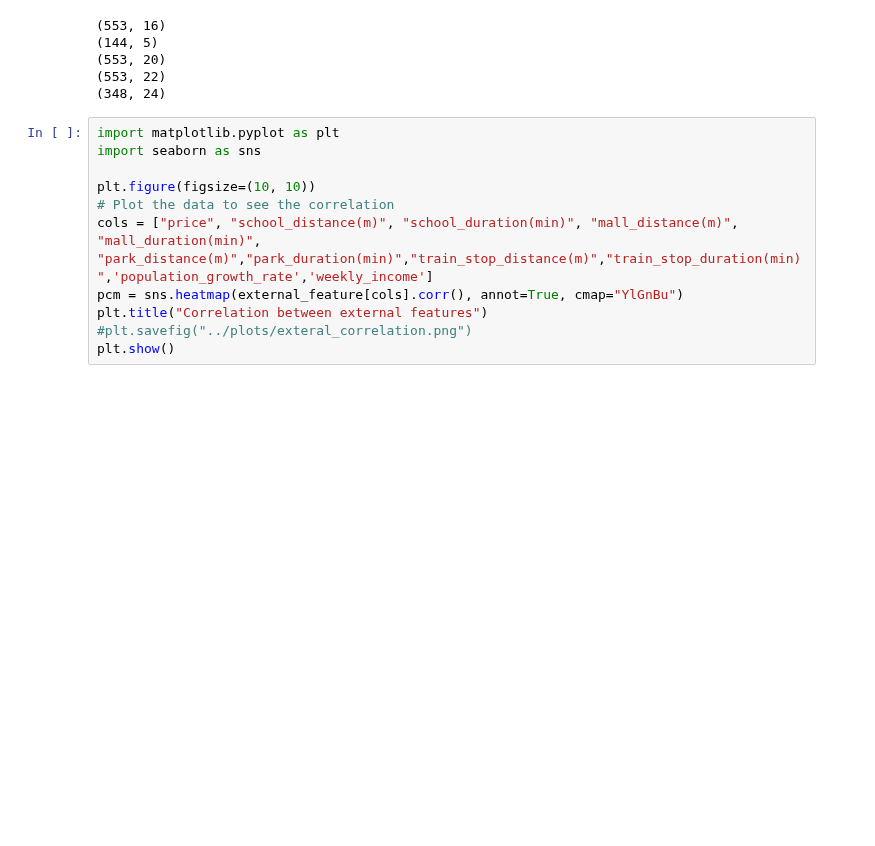
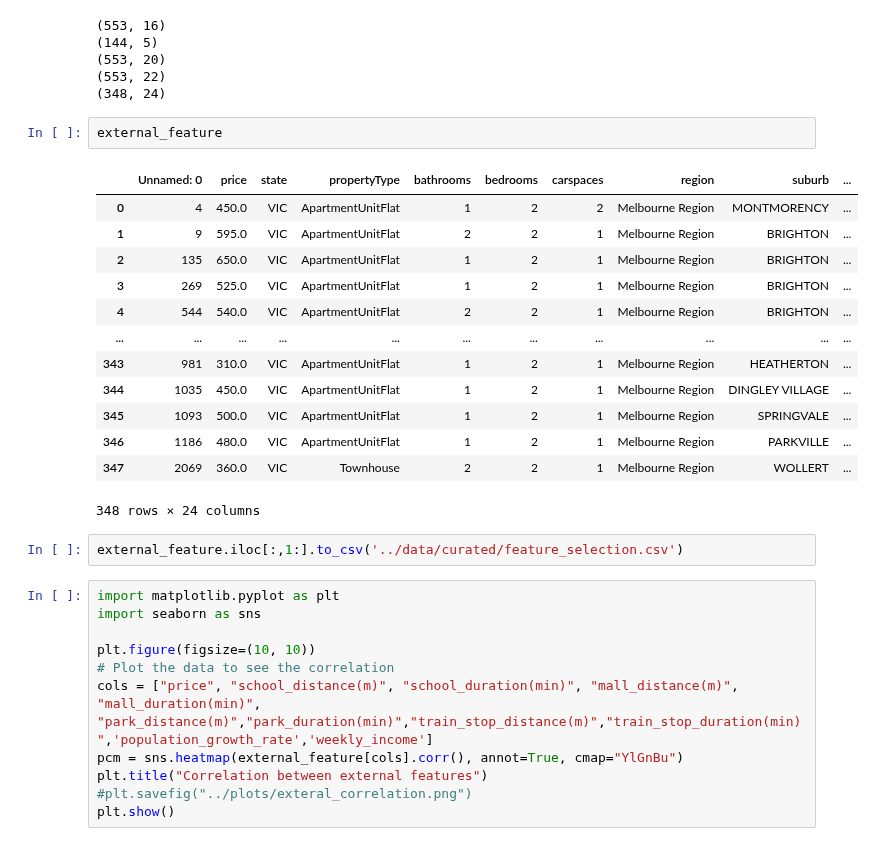
Before and after one commit to MAST30034-Applied-Data-Science/generic-real-estate-consulting-project-group-55, a Jupyter notebook: notebooks/external_analysis.ipynb, the cells around one changed output. Drawn from its saved outputs; the diff is of its cells as text; blank space fills up the shorter version.

```diff
--- a/notebooks/external_analysis.ipynb
+++ b/notebooks/external_analysis.ipynb
@@ -72,6 +88,24 @@ print(external_feature.shape)
 (553, 20)
 (553, 22)
 (348, 24)
+# %%
+external_feature
+# %% [output]
+|  | Unnamed: 0 | price | state | propertyType | bathrooms | bedrooms | carspaces | region | suburb | ... |
+| 0 | 4 | 450.0 | VIC | ApartmentUnitFlat | 1 | 2 | 2 | Melbourne Region | MONTMORENCY | ... |
+| 1 | 9 | 595.0 | VIC | ApartmentUnitFlat | 2 | 2 | 1 | Melbourne Region | BRIGHTON | ... |
+| 2 | 135 | 650.0 | VIC | ApartmentUnitFlat | 1 | 2 | 1 | Melbourne Region | BRIGHTON | ... |
+| 3 | 269 | 525.0 | VIC | ApartmentUnitFlat | 1 | 2 | 1 | Melbourne Region | BRIGHTON | ... |
+| 4 | 544 | 540.0 | VIC | ApartmentUnitFlat | 2 | 2 | 1 | Melbourne Region | BRIGHTON | ... |
+| ... | ... | ... | ... | ... | ... | ... | ... | ... | ... | ... |
+| 343 | 981 | 310.0 | VIC | ApartmentUnitFlat | 1 | 2 | 1 | Melbourne Region | HEATHERTON | ... |
+| 344 | 1035 | 450.0 | VIC | ApartmentUnitFlat | 1 | 2 | 1 | Melbourne Region | DINGLEY VILLAGE | ... |
+| 345 | 1093 | 500.0 | VIC | ApartmentUnitFlat | 1 | 2 | 1 | Melbourne Region | SPRINGVALE | ... |
+| 346 | 1186 | 480.0 | VIC | ApartmentUnitFlat | 1 | 2 | 1 | Melbourne Region | PARKVILLE | ... |
+| 347 | 2069 | 360.0 | VIC | Townhouse | 2 | 2 | 1 | Melbourne Region | WOLLERT | ... |
+348 rows × 24 columns
+# %%
+external_feature.iloc[:,1:].to_csv('../data/curated/feature_selection.csv')
 # %%
 import matplotlib.pyplot as plt
 import seaborn as sns
```
Also changed, not shown: parts of 2 cells of this notebook.
